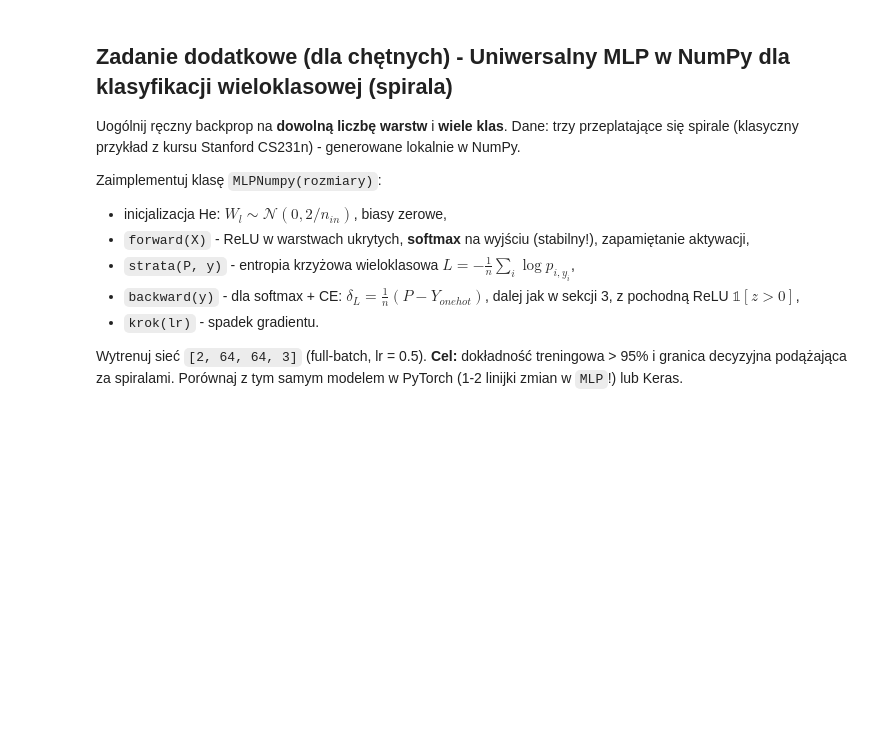
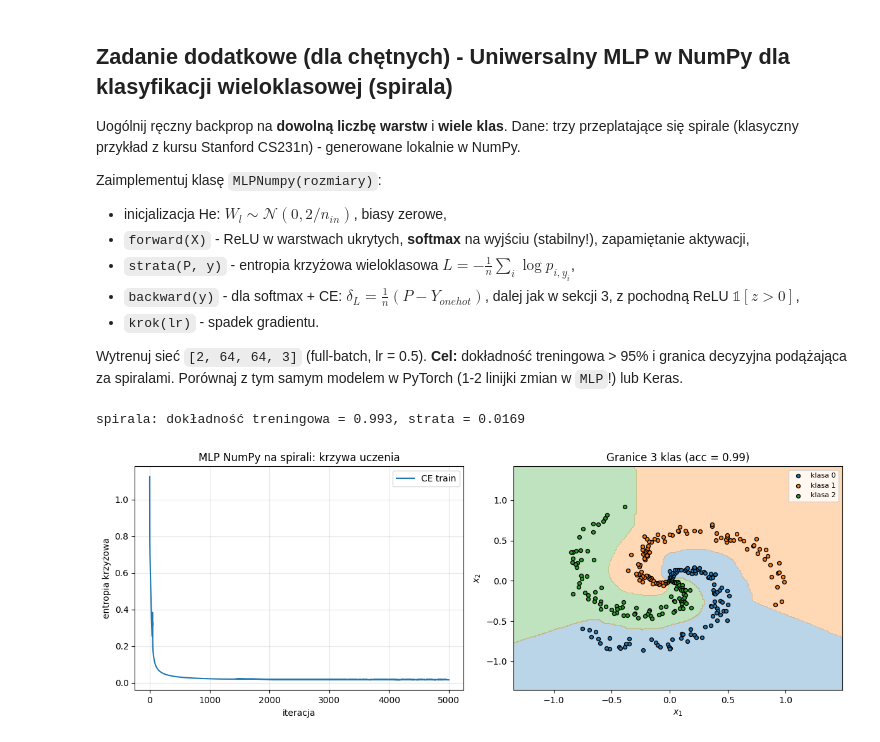
Before and after one commit to RJC2001/Uczenie-g-bokie-i-jego-zastosowania, a Jupyter notebook: 88274_LAB/Lab02_Perceptron_MLP.ipynb, the cells around one changed output. Drawn from its saved outputs; the diff is of its cells as text; code cells hidden in the pictures; blank space fills up the shorter version.

```diff
--- a/88274_LAB/Lab02_Perceptron_MLP.ipynb
+++ b/88274_LAB/Lab02_Perceptron_MLP.ipynb
@@ -726,6 +939,19 @@ wyniki_siatka = {}
 t0 = time.perf_counter()
 for n_warstw in [1, 2, 3]:
     for n_neuronow in [2, 8, 64]:
-        # TODO: uzupełnij - model, trening full-batch Adam + BCEWithLogitsLoss, dokładności
-        pass
+        torch.manual_seed(SEED)
+        model = MLP(n_ukr=n_neuronow, n_warstw=n_warstw).to(DEVICE)
+        opt = torch.optim.Adam(model.parameters(), lr=0.01)
+        loss_fn = nn.BCEWithLogitsLoss()
+        for krok in range(KROKI_SIATKA):                  # full-batch: cały zbiór w każdym kroku
+            opt.zero_grad()
+            strata = loss_fn(model(Xs_tr_t), ys_tr_t)
+            strata.backward()
+            opt.step()
+        model.eval()
+        with torch.no_grad():
+            acc_tr = ((model(Xs_tr_t) > 0).float() == ys_tr_t).float().mean().item()
+            acc_va = ((model(Xs_va_t) > 0).float() == ys_va_t).float().mean().item()
+        wyniki_siatka[(n_warstw, n_neuronow)] = (model, acc_tr, acc_va)
+        print(f"{n_warstw} warstw x {n_neuronow:2d} neuronów: train {acc_tr:.3f} | val {acc_va:.3f}")
 print(f"czas treningu 9 modeli: {time.perf_counter() - t0:.1f} s")
@@ -806,36 +1046,61 @@ class MLPNumpy:
         self.b = [np.zeros(b) for b in rozmiary[1:]]
 
     def forward(self, X):
-        # TODO: uzupełnij - ReLU w warstwach ukrytych, softmax na wyjściu, zapamiętanie aktywacji
-        return np.full((len(X), self.W[-1].shape[1]), 1.0 / self.W[-1].shape[1])
+        # ReLU w warstwach ukrytych, stabilny softmax na wyjściu, zapamiętanie aktywacji
+        self.aktywacje = [X]
+        self.maski = []
+        A = X
+        for l, (W, b) in enumerate(zip(self.W, self.b)):
+            Z = A @ W + b
+            if l < len(self.W) - 1:                       # warstwa ukryta
+                A = np.maximum(0.0, Z)
+                self.maski.append(Z > 0)                  # maska pochodnej ReLU
+            else:                                         # warstwa wyjściowa
+                E = np.exp(Z - Z.max(axis=1, keepdims=True))
+                A = E / E.sum(axis=1, keepdims=True)
+            self.aktywacje.append(A)
+        self.P = A
+        return A
 
     def strata(self, P, y):
-        # TODO: uzupełnij - entropia krzyżowa
-        return 0.0
+        # entropia krzyżowa wieloklasowa
+        eps = 1e-12
+        return float(-np.mean(np.log(P[np.arange(len(y)), y] + eps)))
 
     def backward(self, y):
-        # TODO: uzupełnij - delta = (P - onehot)/n, potem przez warstwy od końca
+        # softmax + CE: delta = (P - onehot) / n, dalej jak w sekcji 3
+        n = len(y)
+        Y = np.eye(self.W[-1].shape[1])[y]
+        delta = (self.P - Y) / n
         self.dW, self.db = [np.zeros_like(W) for W in self.W], [np.zeros_like(b) for b in self.b]
+        for l in range(len(self.W) - 1, -1, -1):
+            self.dW[l] = self.aktywacje[l].T @ delta
+            self.db[l] = delta.sum(axis=0)
+            if l > 0:                                    # pochodna ReLU warstwy l-1
+                delta = (delta @ self.W[l].T) * self.maski[l - 1]
 
     def krok(self, lr):
         for l in range(len(self.W)):
             self.W[l] -= lr * self.dW[l]
             self.b[l] -= lr * self.db[l]
 
 
 mlp_np = MLPNumpy([2, 64, 64, 3])
 hist_sp = []
 for it in range(ITER_SP):
     P = mlp_np.forward(X_sp)
     hist_sp.append(mlp_np.strata(P, y_sp))
     mlp_np.backward(y_sp)
     mlp_np.krok(lr=0.5)
 acc_sp = np.mean(mlp_np.forward(X_sp).argmax(axis=1) == y_sp)
 print(f"spirala: dokładność treningowa = {acc_sp:.3f}, strata = {hist_sp[-1]:.4f}")
 
 fig, ax = plt.subplots(1, 2, figsize=(12, 4.5))
 ax[0].plot(hist_sp, label="CE train"); ax[0].set_title("MLP NumPy na spirali: krzywa uczenia")
 ax[0].set_xlabel("iteracja"); ax[0].set_ylabel("entropia krzyżowa"); ax[0].legend(); ax[0].grid(alpha=0.3)
 rysuj_granice(lambda Pn: mlp_np.forward(Pn).argmax(axis=1), X_sp, y_sp, ax=ax[1], wieloklasowa=True,
               tytul=f"Granice 3 klas (acc = {acc_sp:.2f})")
 plt.tight_layout(); plt.show()
+# %% [output]
+spirala: dokładność treningowa = 0.993, strata = 0.0169
+[figure, added]
```
Also changed, not shown: parts of 28 cells of this notebook, 15 other files.
